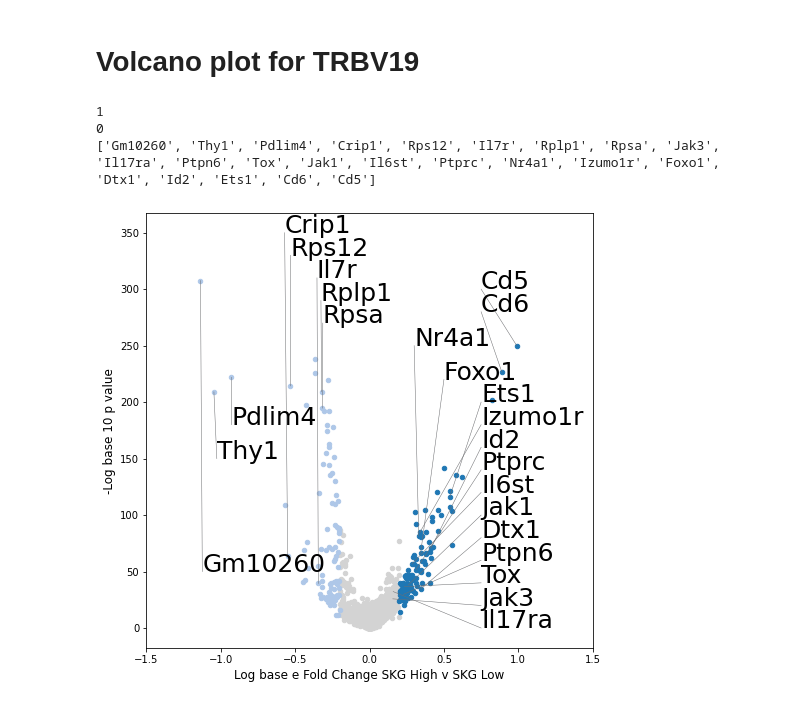
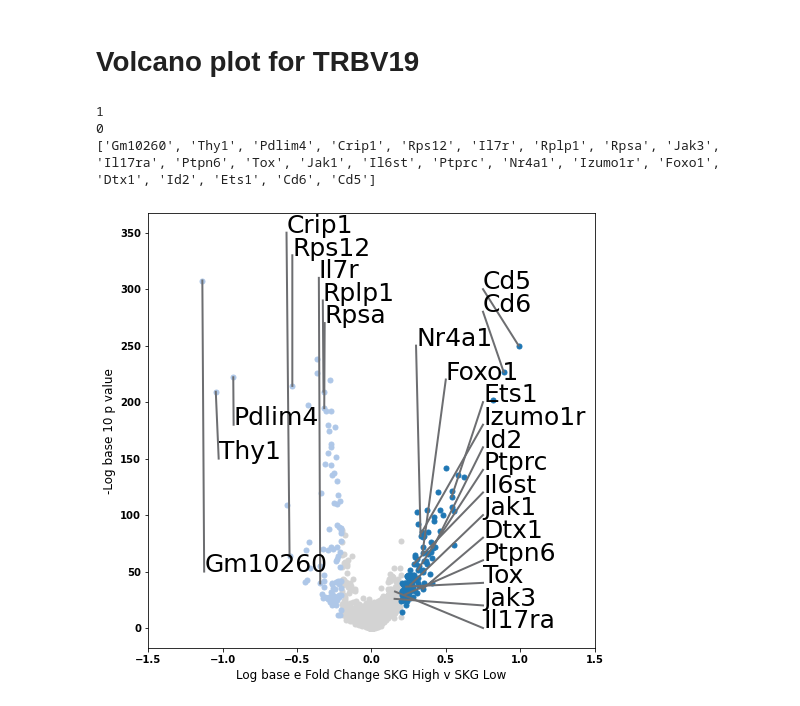
Before and after one commit to yelabucsf/SKG_rheum, a Jupyter notebook: 9_SKG_RA_single_cell_MAST.ipynb, the cells around one changed output. Drawn from its saved outputs; the diff is of its cells as text; code cells hidden in the pictures.

```diff
--- a/9_SKG_RA_single_cell_MAST.ipynb
+++ b/9_SKG_RA_single_cell_MAST.ipynb
@@ -520,7 +537,7 @@ colors = [color_values.get((x > 0, abs(x) > 0.2, y > -np.log10(0.05)), "lightgre
 
 for color in ['lightgrey', "#1f77b4", "#aec7e8"]:
     subset_data = data_to_plot[[x == color for x in colors]]
-    plt.scatter(list(subset_data['coef']),list(subset_data['logpvalue']), s = 20, edgecolors=color, color =  color)
+    plt.scatter(list(subset_data['coef']),list(subset_data['logpvalue']), s = 25, edgecolors=color, color =  color)
 
 plt.xlim((-1.5, 1.5))
 plt.xlabel("Log base e Fold Change SKG High v SKG Low", size = 12)
@@ -565,34 +582,34 @@ vert_change*3,
 vert_change*2,
 
  vert_change*5,
  vert_change*6,
  vert_change*7,
  250,
  vert_change*9,
  vert_change*11,
  vert_change*4,
  vert_change*8,
  vert_change*10,
  300-vert_change*1,
  300]
 
 orig_x = list()
 orig_y = list()
 for i,txt in enumerate(labels):
     orig_x = orig_x + [x[i]]
     orig_y = orig_y + [y[i]]
-    plt.plot([x[i],x_coord[i]],[y[i],y_coord[i]], color = "#6D6E71", linewidth = 0.5)
-    t = plt.annotate(txt, (+x_coord[i], y_coord[i]), size = 25)
+    plt.plot([x[i],x_coord[i]],[y[i],y_coord[i]], color = "#6D6E71", linewidth = 2)
+    t = plt.annotate(txt, (+x_coord[i], y_coord[i]), size = 25, fontweight = 'normal')
 
 
 
 
-plt.savefig(file_save_prefix + "TRBV19_SKG_high_v_SKG_low_volcano_plot_081221.svg", format="svg")
+plt.savefig(file_save_prefix + "TRBV19_SKG_high_v_SKG_low_volcano_plot_081921.svg", format="svg")
 
 plt.show()
 plt.close()
 # %% [output]
 1
 0
 ['Gm10260', 'Thy1', 'Pdlim4', 'Crip1', 'Rps12', 'Il7r', 'Rplp1', 'Rpsa', 'Jak3', 'Il17ra', 'Ptpn6', 'Tox', 'Jak1', 'Il6st', 'Ptprc', 'Nr4a1', 'Izumo1r', 'Foxo1', 'Dtx1', 'Id2', 'Ets1', 'Cd6', 'Cd5']
-[figure, old version]
+[figure, new version]
```
Also changed, not shown: parts of 2 cells of this notebook, 2 other files.
